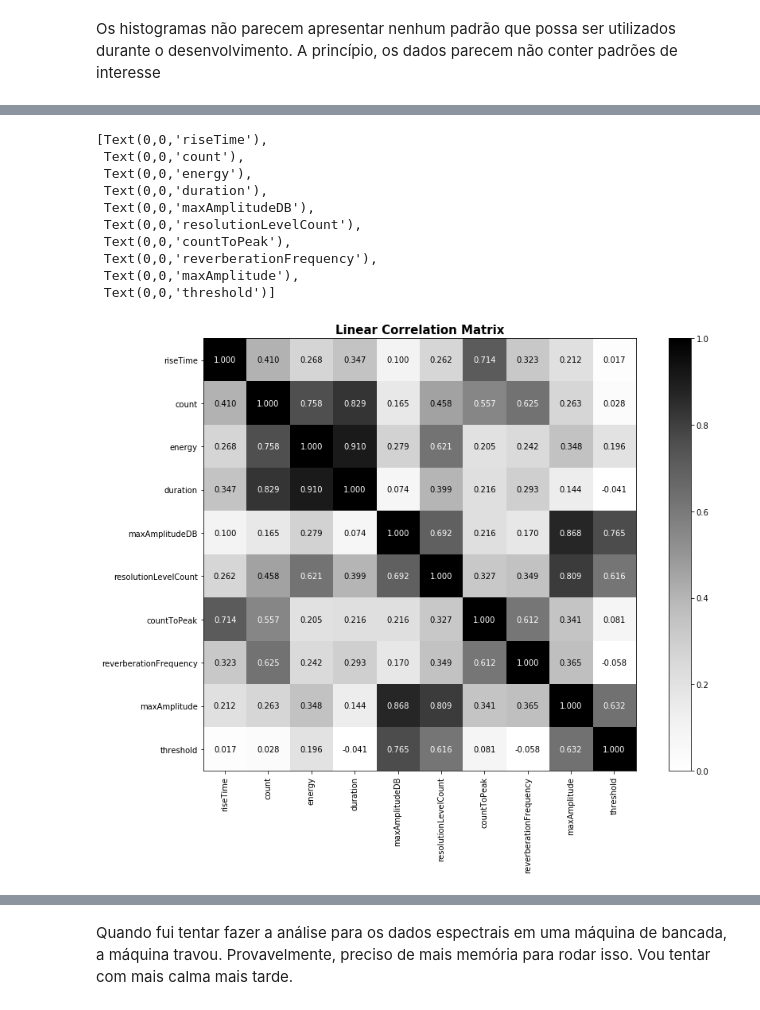
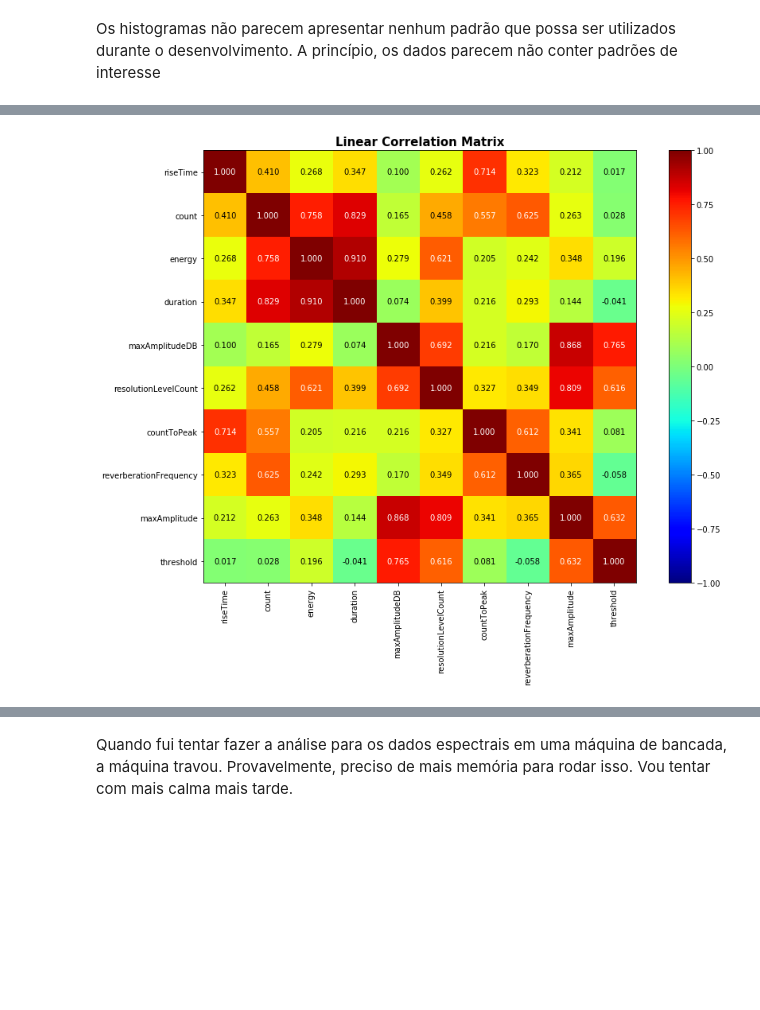
Before and after one commit to natmourajr/PetroAcousticEmission, a Jupyter notebook: notebooks/StatisticalAnalysis.ipynb, the cells around one changed output, grey strips where cells are left out. Saved outputs shown, nothing was run; the diff lists cells and outputs as text; code cells hidden in the pictures; blank space fills up the shorter version.

```diff
--- a/notebooks/StatisticalAnalysis.ipynb
+++ b/notebooks/StatisticalAnalysis.ipynb
@@ -184,45 +187,37 @@ import matplotlib.pyplot as plt
 data = inputMatrix
 cm = np.corrcoef(data)
 
 fig = plt.figure(figsize=(15,10))
 ax = fig.add_subplot(111)
 ax.set_aspect(1)
 
-im = ax.imshow(cm, interpolation='nearest', cmap=plt.cm.Greys,clim=(0.0, 1.0))
+im = ax.imshow(cm, interpolation='nearest', cmap=plt.cm.jet,clim=(-1.0, 1.0))
 
 fig.colorbar(im)
 
 width, height = cm.shape
 
 for x in xrange(width):
     for y in xrange(height):
         if cm[x][y] < 0.5:
             ax.annotate('%1.3f'%(cm[x][y]), xy=(y, x),
                         horizontalalignment='center',
                         verticalalignment='center')
         else:
             ax.annotate('%1.3f'%(cm[x][y]), xy=(y, x),
                         horizontalalignment='center',
                         verticalalignment='center',color='white')
 
 ax.set_title('Linear Correlation Matrix',fontweight='bold',fontsize=15)
 tick_marks = np.arange(len(feature_labels))
 ax.xaxis.set_ticks(tick_marks)
 ax.xaxis.set_ticklabels(feature_labels, rotation=90)
 ax.yaxis.set_ticks(tick_marks)
 ax.yaxis.set_ticklabels(feature_labels)
+
+plt.savefig("../Results/param_input_linear_autocorr.pdf", bbox_inches="tight")
 # %% [output]
-[Text(0,0,'riseTime'),
- Text(0,0,'count'),
- Text(0,0,'energy'),
- Text(0,0,'duration'),
- Text(0,0,'maxAmplitudeDB'),
- Text(0,0,'resolutionLevelCount'),
- Text(0,0,'countToPeak'),
- Text(0,0,'reverberationFrequency'),
- Text(0,0,'maxAmplitude'),
- Text(0,0,'threshold')]
-[figure, old version]
+[figure, new version]
 # %%
 import matplotlib.pyplot as plt
 %matplotlib inline
```
Also changed, not shown: parts of 5 cells of this notebook, 2 other files.
